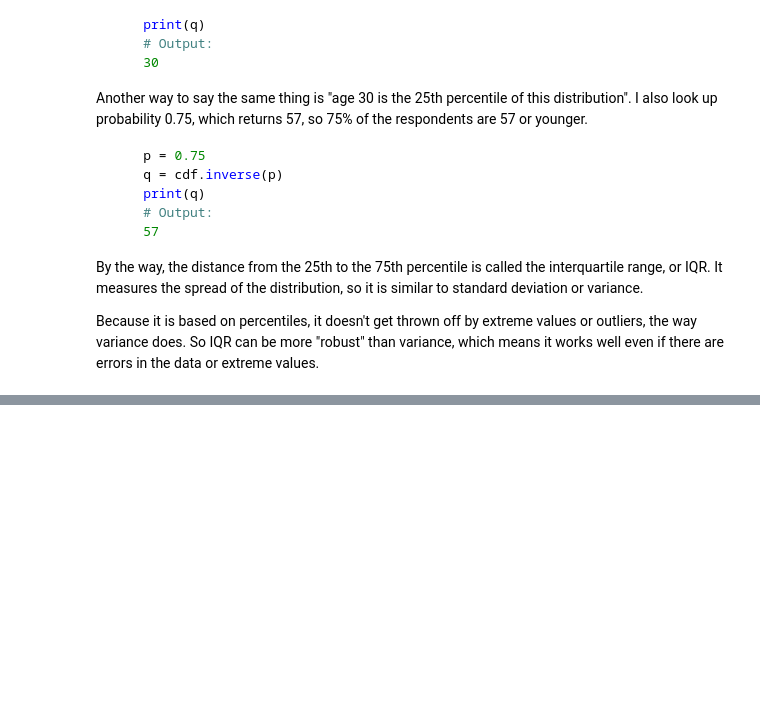
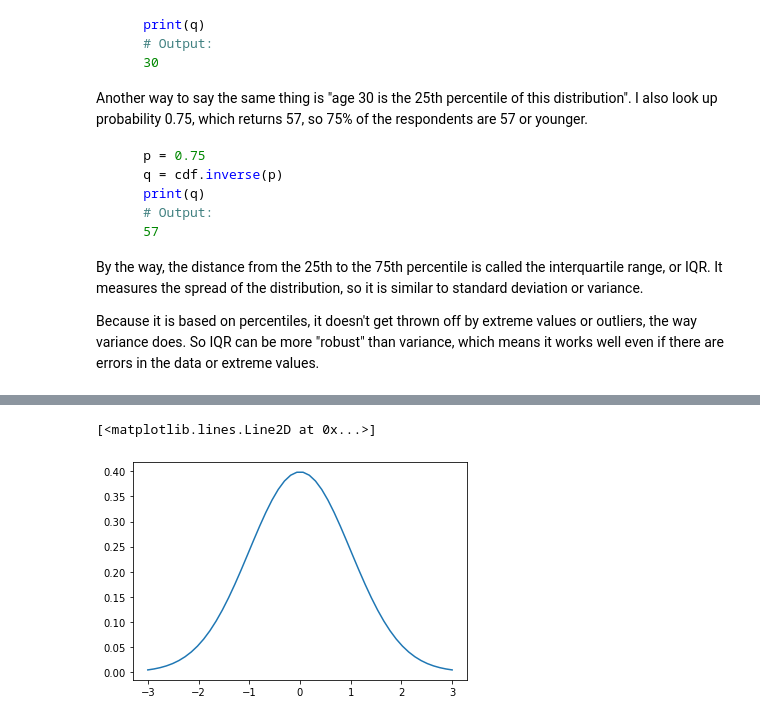
Before and after one commit to SketchQ/DataCamp_DataScience_Track, a Jupyter notebook: 16_Exploratory Data Analysis in Python/Chapter_2_Distributions.ipynb, the cells around one changed output, grey strips where cells are left out. Drawn from its saved outputs; the diff is of its cells as text; code cells hidden in the pictures; blank space fills up the shorter version.

```diff
--- a/16_Exploratory Data Analysis in Python/Chapter_2_Distributions.ipynb
+++ b/16_Exploratory Data Analysis in Python/Chapter_2_Distributions.ipynb
@@ -364,0 +415,7 @@ In general, I recommend CDFs for exploratory analysis. They give you a clear vie
+# %%
+xs = np.linspace(-3, 3)
+ys = norm(0,1).pdf(xs)
+plt.plot(xs, ys, label='gray')
+# %% [output]
+[<matplotlib.lines.Line2D at 0x...>]
+[figure, added]
```
Also changed, not shown: parts of 16 cells of this notebook, 1 other file.
